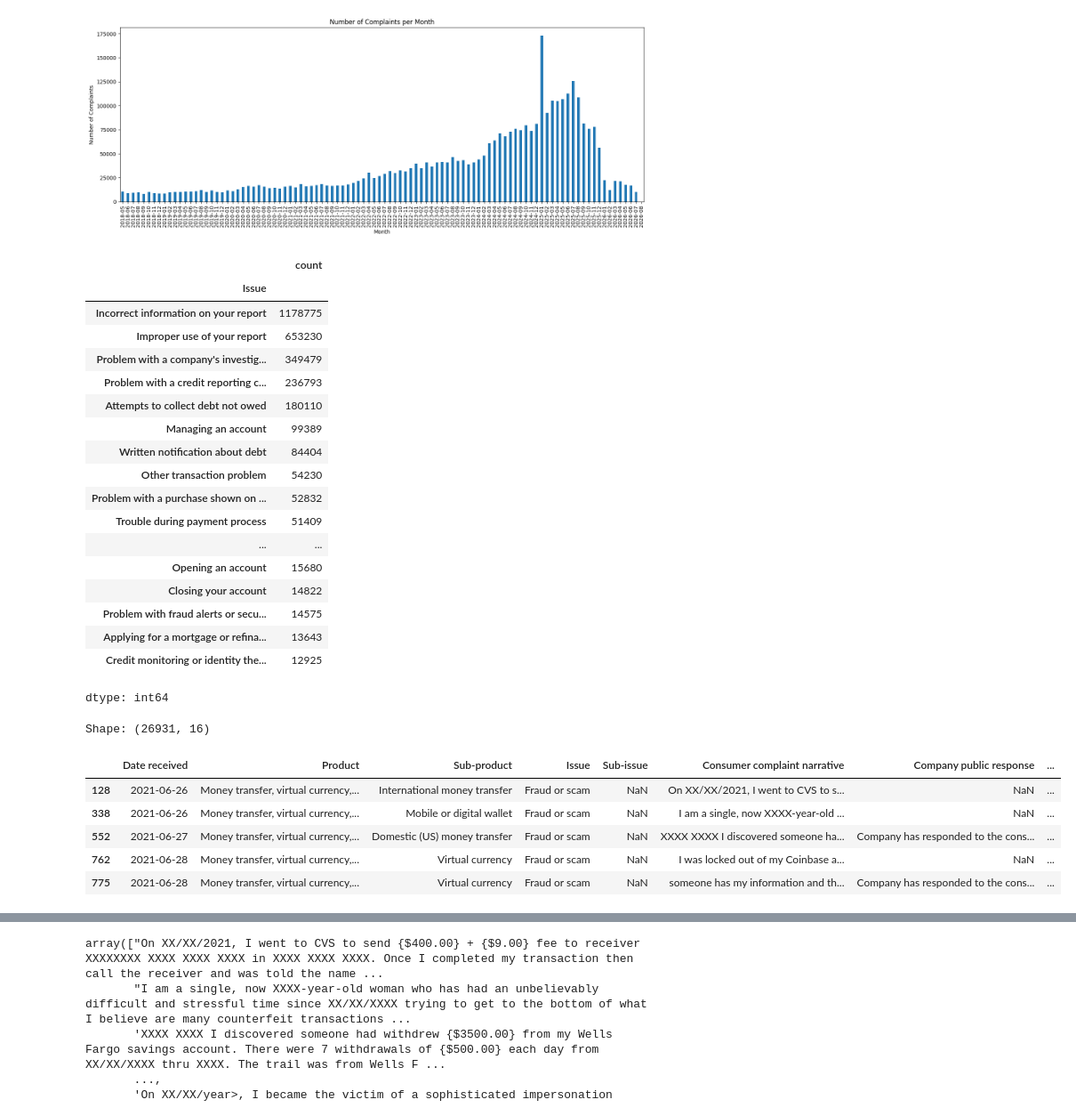
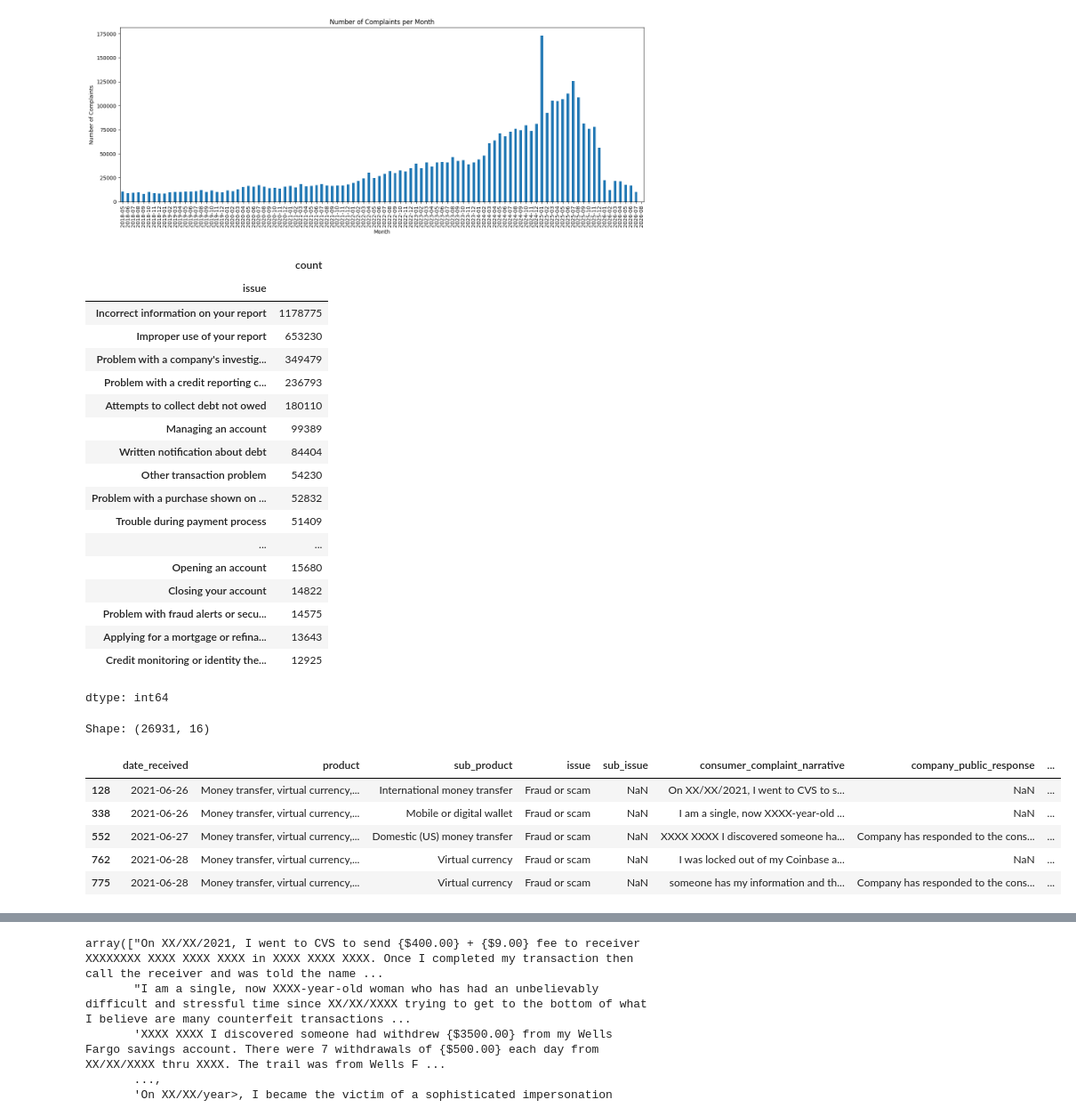
Before and after one commit to laurynjlittle/APST2047_Messy_Data_ML_Project, a Jupyter notebook: NB1_Messy_Data_Dataset_Preprocessing.ipynb, the cells around one changed output, grey strips where cells are left out. Shown at 89% size. Saved outputs shown, nothing was run; the diff lists cells and outputs as text; code cells hidden in the pictures.

```diff
--- a/NB1_Messy_Data_Dataset_Preprocessing.ipynb
+++ b/NB1_Messy_Data_Dataset_Preprocessing.ipynb
@@ -104,3 +104,10 @@ Shape: (3559841, 16)
 | 2 | 2022-06-13 | Credit reporting, credit repair s... | Credit reporting | Incorrect information on your report | Account status incorrect | XXXX XXXX is refusing to rectify ... | NaN | ... |
 | 3 | 2022-07-27 | Credit reporting, credit repair s... | Credit reporting | Problem with a credit reporting c... | Their investigation did not fix a... | I asked that my ability to retrie... | Company has responded to the cons... | ... |
 | 4 | 2022-07-27 | Credit reporting, credit repair s... | Credit reporting | Problem with a credit reporting c... | Their investigation did not fix a... | I asked that my ability to retrie... | Company has responded to the cons... | ... |
+# %%
+## convert columns to lowercase + snakecase
+raw_data.columns = raw_data.columns.str.lower()
+raw_data.columns = raw_data.columns.str.replace(' ', '_')
+raw_data.columns = raw_data.columns.str.replace('-', '_')
+
+raw_data.columns
@@ -107,3 +143,6 @@ Shape: (3559841, 16)
 # %%
-raw_data['Date received'] = pd.to_datetime(raw_data['Date received'])
-raw_data['Date sent to company'] = pd.to_datetime(raw_data['Date sent to company'])
+raw_data['date_received'] = pd.to_datetime(raw_data['date_received'])
+raw_data['date_sent_to_company'] = pd.to_datetime(raw_data['date_sent_to_company'])
+# %%
+## convert timely response to boolean
+raw_data['timely_response?'] = raw_data['timely_response?'].map({'Yes': True, 'No': False})
@@ -124,10 +183,10 @@ plt.show()
 # %% [output]
 [figure]
 # %%
-raw_data['Issue'].value_counts().head(30)
+raw_data['issue'].value_counts().head(30)
 # %% [output]
 |  | count |
-| Issue |  |
+| issue |  |
 | Incorrect information on your report | 1178775 |
 | Improper use of your report | 653230 |
 | Problem with a company's investig... | 349479 |
@@ -147,13 +206,13 @@ raw_data['Issue'].value_counts().head(30)
 dtype: int64
 # %%
 ## filter to fraud or scam issues
-fraud_df = raw_data[raw_data['Issue'].isin(['Fraud or scam'])]
+fraud_df = raw_data[raw_data['issue'].isin(['Fraud or scam'])]
 
 print(f'Shape: {fraud_df.shape}')
 fraud_df.head()
 # %% [output]
 Shape: (26931, 16)
-|  | Date received | Product | Sub-product | Issue | Sub-issue | Consumer complaint narrative | Company public response | ... |
+|  | date_received | product | sub_product | issue | sub_issue | consumer_complaint_narrative | company_public_response | ... |
 | 128 | 2021-06-26 | Money transfer, virtual currency,... | International money transfer | Fraud or scam | NaN | On XX/XX/2021, I went to CVS to s... | NaN | ... |
 | 338 | 2021-06-26 | Money transfer, virtual currency,... | Mobile or digital wallet | Fraud or scam | NaN | I am a single, now XXXX-year-old ... | NaN | ... |
 | 552 | 2021-06-27 | Money transfer, virtual currency,... | Domestic (US) money transfer | Fraud or scam | NaN | XXXX XXXX I discovered someone ha... | Company has responded to the cons... | ... |
```
Also changed, not shown: parts of 9 cells of this notebook.
